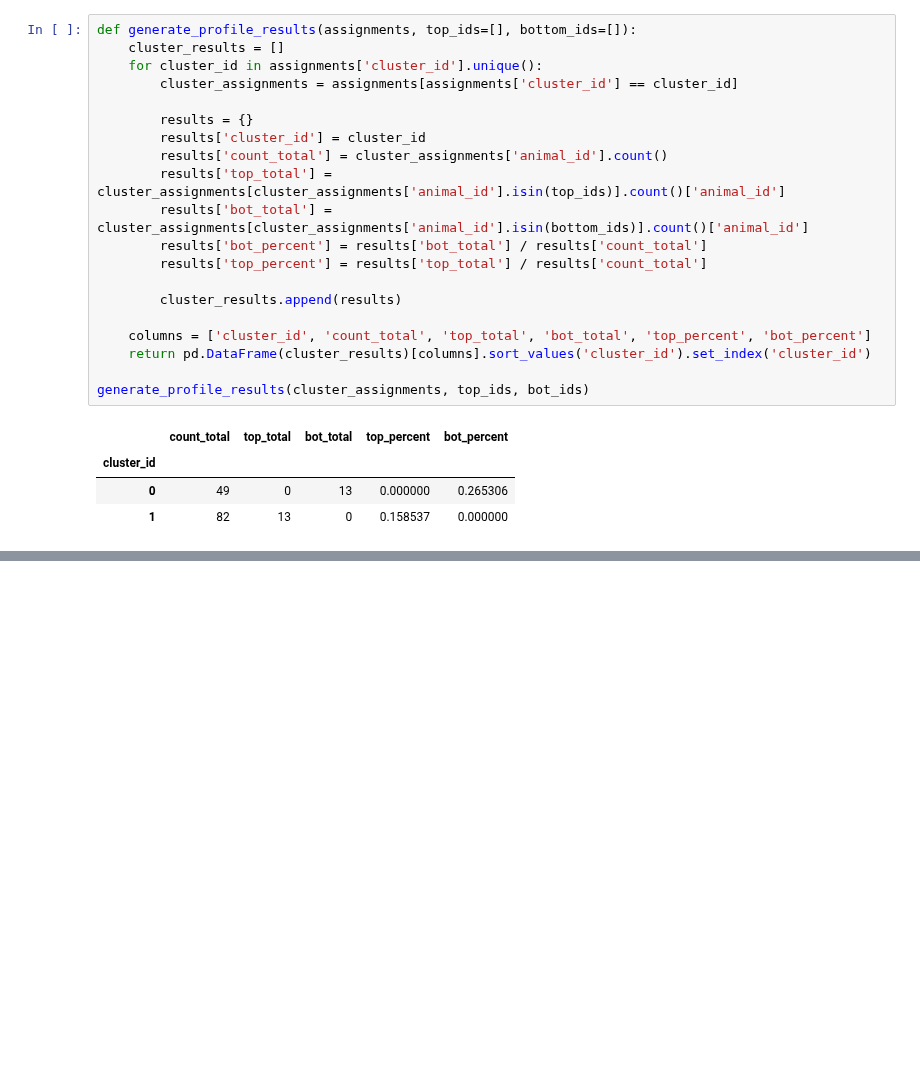
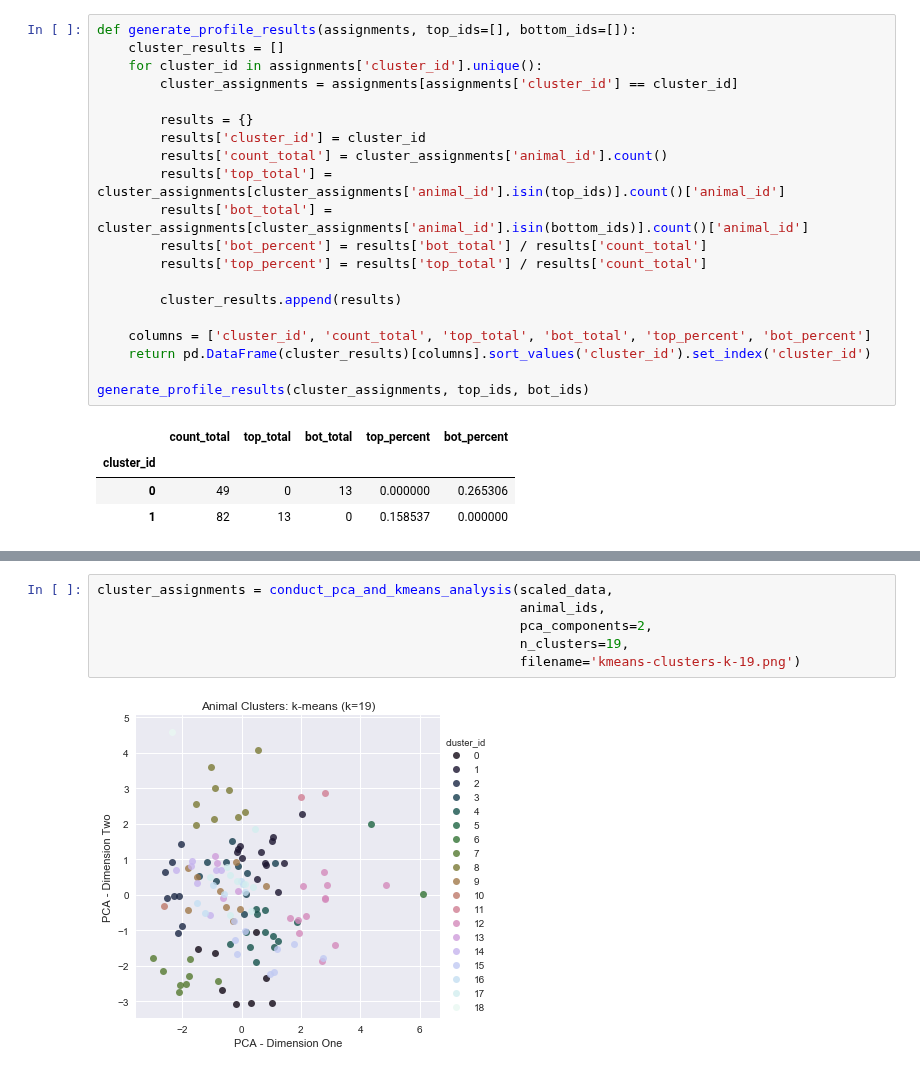
Before and after one commit to falaktheoptimist/happy-cows, a Jupyter notebook: notebooks/report-plot-generation/report-plot-pca-and-kmeans-cluster-analysis.ipynb, the cells around one changed output, grey strips where cells are left out. Drawn from its saved outputs; the diff is of its cells as text; blank space fills up the shorter version.

```diff
--- a/notebooks/report-plot-generation/report-plot-pca-and-kmeans-cluster-analysis.ipynb
+++ b/notebooks/report-plot-generation/report-plot-pca-and-kmeans-cluster-analysis.ipynb
@@ -239,0 +241,8 @@ plot_top_and_bottom_producers_in_clusters(cluster_assignments, bot_ids, top_ids)
+# %%
+cluster_assignments = conduct_pca_and_kmeans_analysis(scaled_data,
+                                                      animal_ids,
+                                                      pca_components=2,
+                                                      n_clusters=19,
+                                                      filename='kmeans-clusters-k-19.png')
+# %% [output]
+[figure, added]
```
Also changed, not shown: parts of 6 cells of this notebook, 17 other files.
